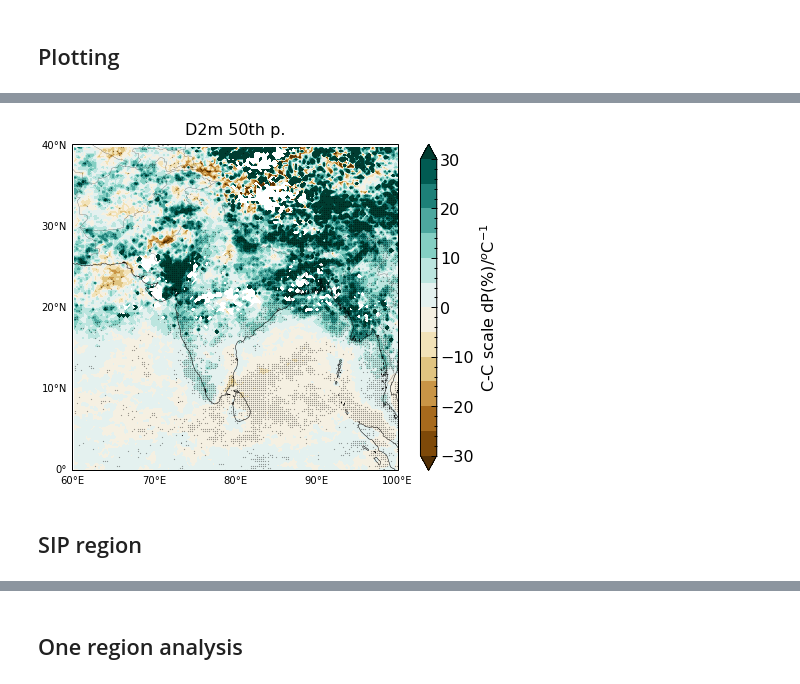
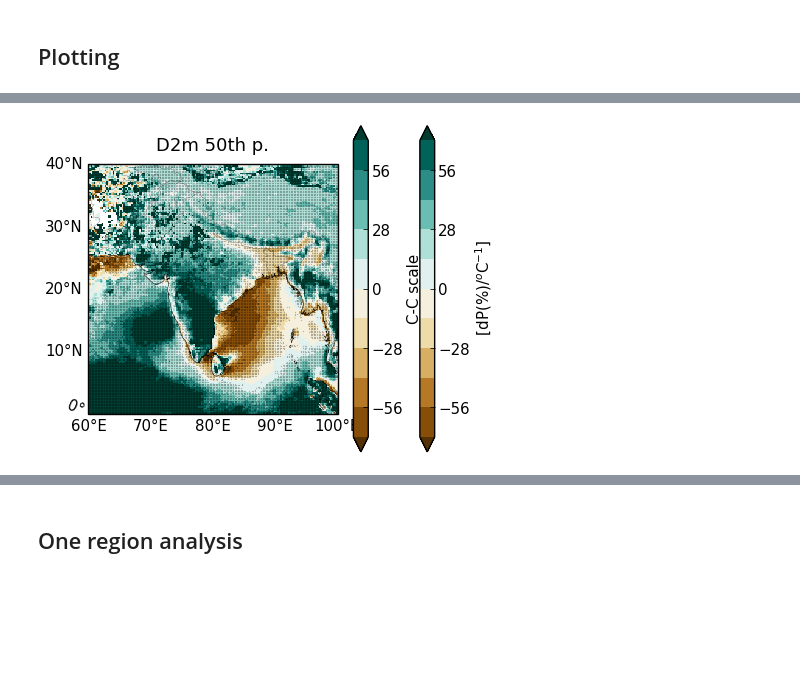
Before and after one commit to adisen99/msc_project, a Jupyter notebook: analysis02.ipynb, the cells around one changed output, grey strips where cells are left out. Saved outputs shown, nothing was run; the diff lists cells and outputs as text; code cells hidden in the pictures; blank space fills up the shorter version.

```diff
--- a/analysis02.ipynb
+++ b/analysis02.ipynb
@@ -744,0 +927,2 @@ d2m_p_da50.to_netcdf('./data/results/3H/full50/d2m_p.nc')
+# %%
+x,y = np.meshgrid(precip.coords['lon'], precip.coords['lat'])
@@ -744,0 +1058,15 @@ d2m_p_da50.to_netcdf('./data/results/3H/full50/d2m_p.nc')
+# %%
+fig = plt.figure(figsize = (8,7))
+ax = plt.axes(projection = ccrs.PlateCarree())
+ax.set_extent([60.1, 99.9, 0.1, 38])
+gridliner = ax.gridlines(crs = ccrs.PlateCarree(), drawlabels=False, lw=1, color='gray', alpha=0.05, ls='--')
+cf = ax.pcolormesh(x, y, res_mon_24['frequency'], cmap='Blues')
+plt.colorbar(cf)
+ax.add_feature(cfeature.COASTLINE, alpha=1.0, lw=0.5)
+gridliner.top_labels = False
+gridliner.right_labels = False
+gridliner.ylines = False
+gridliner.xlines = False
+ax.set_yticks(np.arange(5,45,5))
+ax.set_xticks(np.arange(65,105,10))
+# ax.set_title('Freq.', fontsize=12)
@@ -759,10 +1097,10 @@ def plot_3d(slope_da, p_da, extent_list, title, threshold_sig=0.001, marker_size
     """
     ax = plt.axes(projection=ccrs.PlateCarree())
     ax.set_extent(extent_list, crs=ccrs.PlateCarree())
-    slope_da.plot.contourf(ax = ax, cbar_kwargs={"label":"C-C scale dP(%)/$^{o}$C$^{-1}$"}, **kwargs)
-    # (100*(np.exp(slope_da) - 1)).plot.pcolormesh(ax = ax, cbar_kwargs={"label":"C-C scale"}, **kwargs)
+    slope_da.plot.contourf(ax = ax, **kwargs)
+    (100*(np.exp(slope_da) - 1)).plot.pcolormesh(ax = ax, cbar_kwargs={"label":"C-C scale"}, **kwargs)
     x, y = np.meshgrid(slope_da.coords['lon'], slope_da.coords['lat'])
-    plt.scatter(x[(np.abs(p_da.to_numpy()) < threshold_sig)],y[(np.abs(p_da.to_numpy()) < threshold_sig)], marker='D', color = 'k', s=marker_size)
+    plt.scatter(x[(np.abs(p_da.to_numpy()) < threshold_sig)],y[(np.abs(p_da.to_numpy()) < threshold_sig)], marker='D', color = 'k', s=marker_size, alpha=0.3)
     gridliner = ax.gridlines(crs=ccrs.PlateCarree(), draw_labels=True, linewidth=2, color='gray', alpha=0.05, linestyle='--')
     # ax.coastlines(alpha=0.7)
     ax.add_feature(cfeature.BORDERS, alpha=1.0, lw = 0.2)
@@ -784,6 +1122,6 @@ cir = [75.9, 86.1, 18.9, 26.1]
 # %%
 # colorbar levels defined
 
-levels = np.arange(-28, 35, 7)
+levels = np.arange(-70, 84, 14)
 levels
 # %% [output]
@@ -797,8 +1129,7 @@ plot_3d(d2m_vimd, d2m_p_vimd, ind, 'D2m 95th p.', threshold_sig=0.01, marker_siz
 # %%
-# India D2m 50th
-plot_3d(d2m_slope_da50, d2m_p_da50, ind, 'D2m 50th p.', threshold_sig=0.005, marker_size=.02, levels=levels, extend='both')
-plt.savefig('./images/postmon/full50/india_d2m50.pdf', dpi=300)
+# India D2m 95th
+plt.figure(figsize=(7,6))
+plot_3d(d2m_slope_da50, d2m_p_da50, ind, 'D2m 50th p.', threshold_sig=0.05, marker_size=.04, levels=levels, extend='both')
+# plt.savefig('./images/postmon/full95/india_d2m95.pdf', dpi=300)
 # %% [output]
-[figure, old version]
+[figure, new version]
-# %% [markdown]
-## SIP region
```
Also changed, not shown: parts of 99 cells of this notebook, 7 other files.
